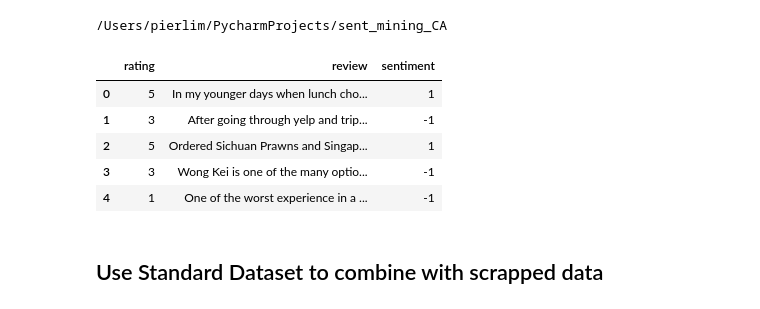
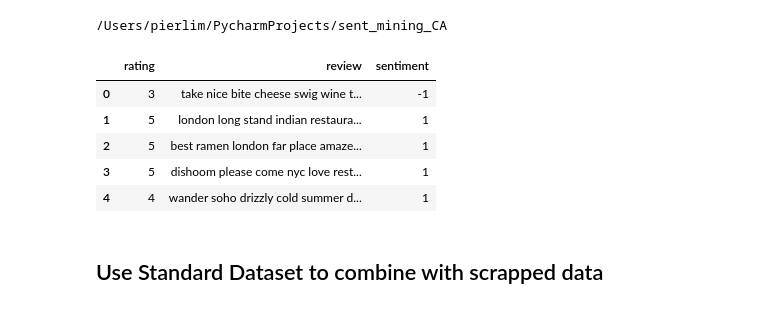
Before and after one commit to lppier/Sentiment_Mining_on_Yelp_Reviews, a Jupyter notebook: sentiment_classification.ipynb, the cells around one changed output. Cells and saved outputs as stored; diff of their text form; code cells hidden in the pictures.

Commit message:
various categories test data

```diff
--- a/sentiment_classification.ipynb
+++ b/sentiment_classification.ipynb
@@ -29,15 +29,15 @@ print(fpath)
 # %% [output]
 /Users/pierlim/PycharmProjects/sent_mining_CA
 # %%
-df = pd.read_csv('./data/df_reviews_train.csv')
+df = pd.read_csv('./data/df_preprocessing.csv')
 df.head()
 # %% [output]
 |  | rating | review | sentiment |
-| 0 | 5 | In my younger days when lunch cho... | 1 |
-| 1 | 3 | After going through yelp and trip... | -1 |
-| 2 | 5 | Ordered Sichuan Prawns and Singap... | 1 |
-| 3 | 3 | Wong Kei is one of the many optio... | -1 |
-| 4 | 1 | One of the worst experience in a ... | -1 |
+| 0 | 3 | take nice bite cheese swig wine t... | -1 |
+| 1 | 5 | london long stand indian restaura... | 1 |
+| 2 | 5 | best ramen london far place amaze... | 1 |
+| 3 | 5 | dishoom please come nyc love rest... | 1 |
+| 4 | 4 | wander soho drizzly cold summer d... | 1 |
 # %% [markdown]
 ## Use Standard Dataset to combine with scrapped data
 # %%
```
Also changed, not shown: parts of 14 cells of this notebook, 6 other files.
